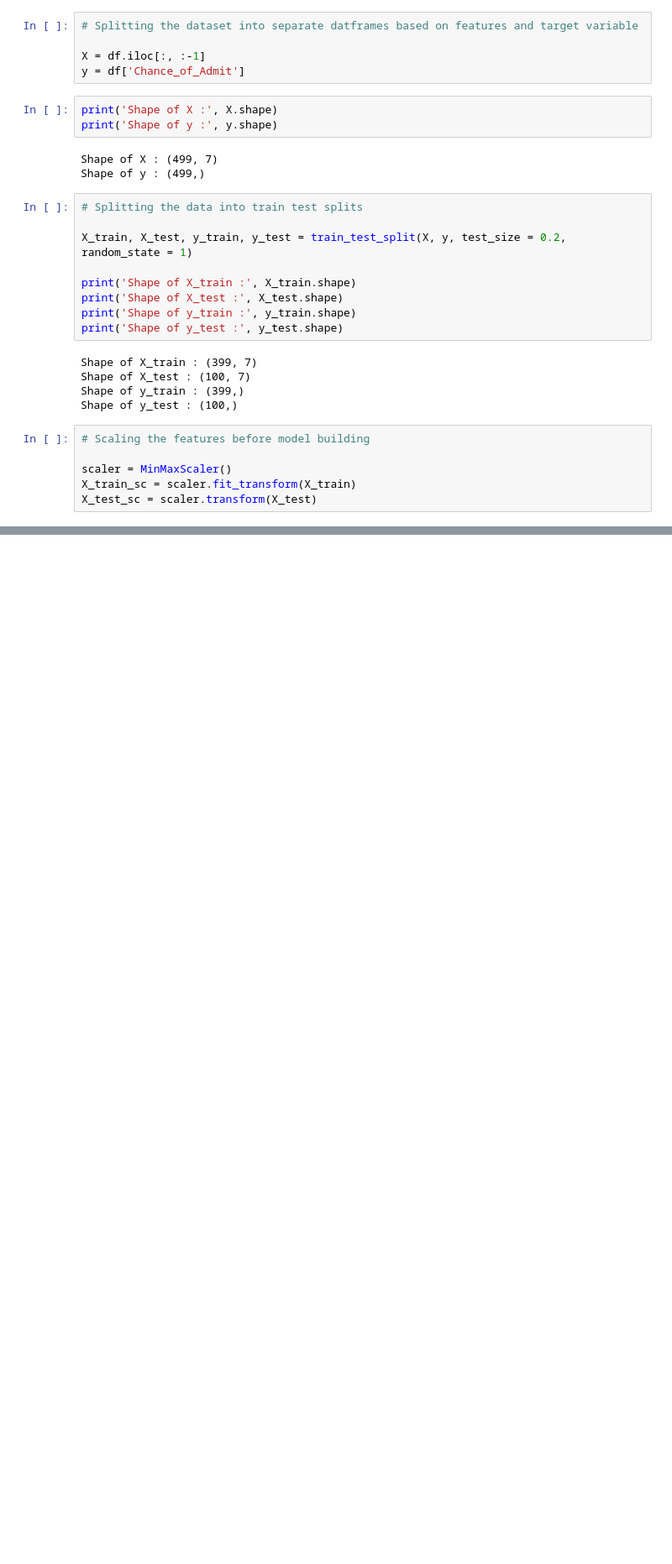
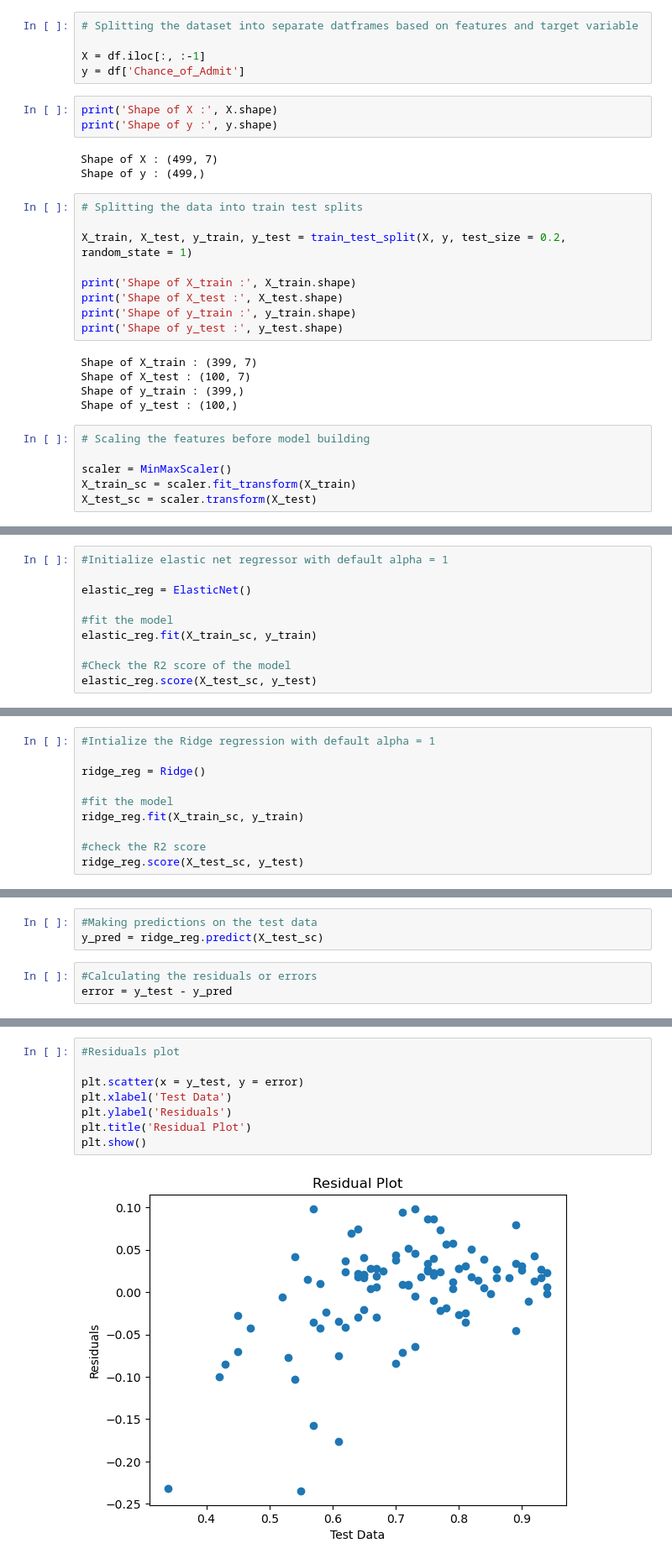
Before and after one commit to chaitanyacherukuri/Jamboree, a Jupyter notebook: Jamboree_Case_Study.ipynb, the cells around one changed output, grey strips where cells are left out. Shown at 84% size. Drawn from its saved outputs; the diff is of its cells as text; blank space fills up the shorter version.

```diff
--- a/Jamboree_Case_Study.ipynb
+++ b/Jamboree_Case_Study.ipynb
@@ -203,0 +564,10 @@ X_test_sc = scaler.transform(X_test)
+# %%
+#Initialize elastic net regressor with default alpha = 1
+
+elastic_reg = ElasticNet()
+
+#fit the model
+elastic_reg.fit(X_train_sc, y_train)
+
+#Check the R2 score of the model
+elastic_reg.score(X_test_sc, y_test)
@@ -203,0 +585,10 @@ X_test_sc = scaler.transform(X_test)
+# %%
+#Intialize the Ridge regression with default alpha = 1
+
+ridge_reg = Ridge()
+
+#fit the model
+ridge_reg.fit(X_train_sc, y_train)
+
+#check the R2 score
+ridge_reg.score(X_test_sc, y_test)
@@ -203,0 +623,6 @@ X_test_sc = scaler.transform(X_test)
+# %%
+#Making predictions on the test data
+y_pred = ridge_reg.predict(X_test_sc)
+# %%
+#Calculating the residuals or errors
+error = y_test - y_pred
@@ -203,0 +644,10 @@ X_test_sc = scaler.transform(X_test)
+# %%
+#Residuals plot
+
+plt.scatter(x = y_test, y = error)
+plt.xlabel('Test Data')
+plt.ylabel('Residuals')
+plt.title('Residual Plot')
+plt.show()
+# %% [output]
+[figure, added]
```
Also changed, not shown: parts of 74 cells of this notebook.
